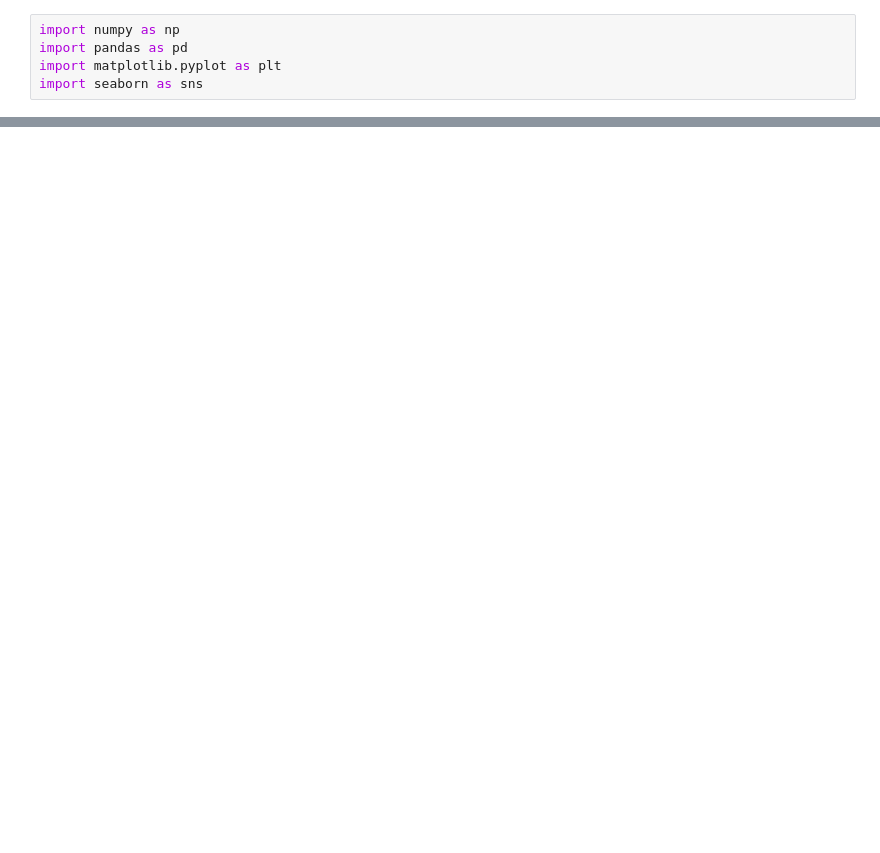
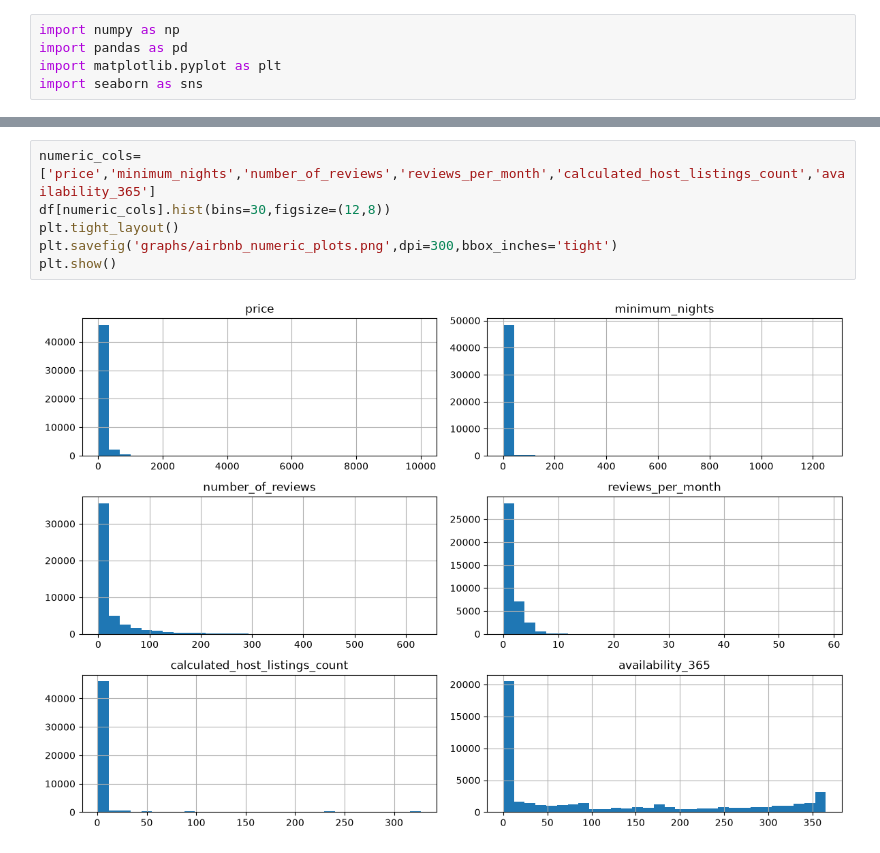
Before and after one commit to musfirah-kashan/NYC-Room-Type-Classification, a Jupyter notebook: model_train.ipynb, the cells around one changed output, grey strips where cells are left out. Cells and saved outputs as stored; diff of their text form; blank space fills up the shorter version.

```diff
--- a/model_train.ipynb
+++ b/model_train.ipynb
@@ -15,0 +96,8 @@ df.head()
+# %%
+numeric_cols=['price','minimum_nights','number_of_reviews','reviews_per_month','calculated_host_listings_count','availability_365']
+df[numeric_cols].hist(bins=30,figsize=(12,8))
+plt.tight_layout()
+plt.savefig('graphs/airbnb_numeric_plots.png',dpi=300,bbox_inches='tight')
+plt.show()
+# %% [output]
+[figure, added]
```
Also changed, not shown: parts of 8 cells of this notebook, 2 other files.
